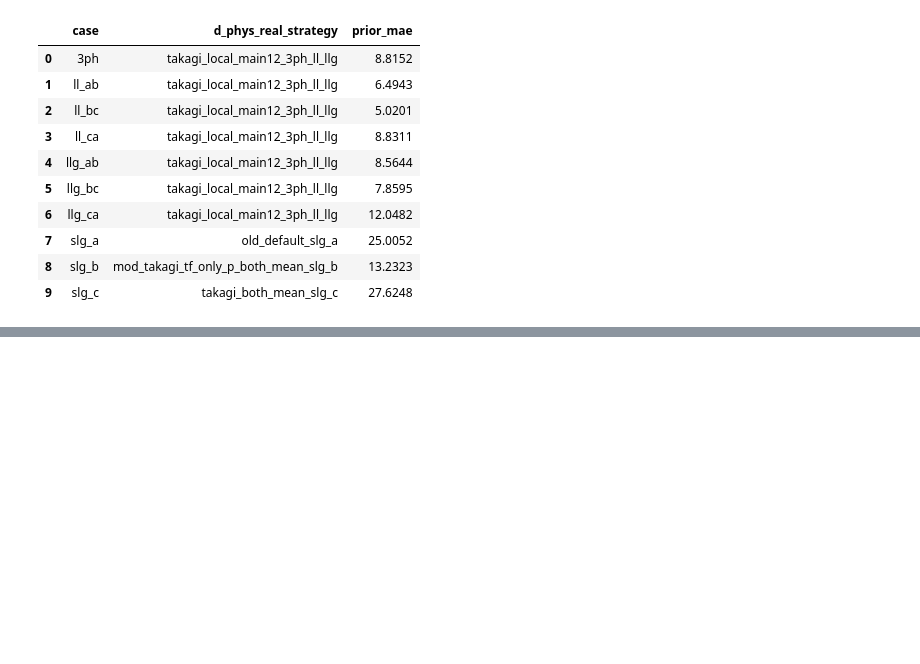
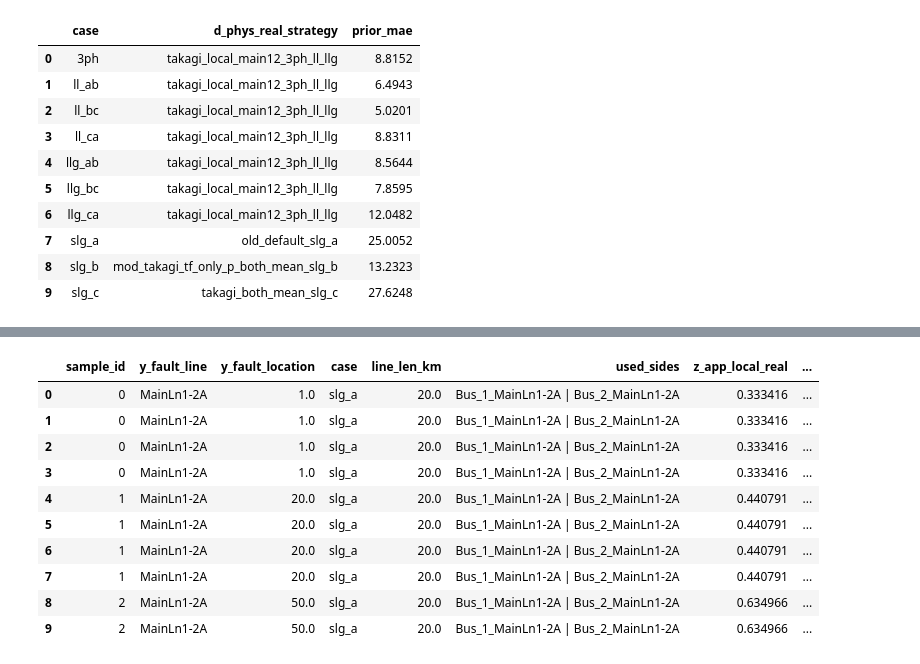
Before and after one commit to sagar-crypto/Masters_thesis_PR_LABS, a Jupyter notebook: EDA.ipynb, the cells around one changed output, grey strips where cells are left out. Saved outputs shown, nothing was run; the diff lists cells and outputs as text; code cells hidden in the pictures; blank space fills up the shorter version.

```diff
--- a/EDA.ipynb
+++ b/EDA.ipynb
@@ -5726,3 +5726,86 @@ Case-wise prior MAE:
 | 7 | slg_a | old_default_slg_a | 25.0052 |
 | 8 | slg_b | mod_takagi_tf_only_p_both_mean_slg_b | 13.2323 |
 | 9 | slg_c | takagi_both_mean_slg_c | 27.6248 |
+# %%
+from pathlib import Path
+import pandas as pd
+
+# -------------------------------------------------------------------
+# Physics operator feature CSV
+# -------------------------------------------------------------------
+csv_path = Path(
+    "/home/vault/iwi5/iwi5305h/"
+    "kol_operator_features_hv_double_line_110kv_line_caseaware_mod_takagi_tf_only_prior_filled.csv"
+)
+
+if not csv_path.exists():
+    raise FileNotFoundError(f"CSV not found:\n{csv_path}")
+
+# Read only a few rows first: fast inspection, no heavy memory usage.
+preview_df = pd.read_csv(csv_path, nrows=10)
+
+print("=" * 100)
+print("CSV PATH")
+print(csv_path)
+
+print("\n" + "=" * 100)
+print(f"NUMBER OF COLUMNS: {len(preview_df.columns)}")
+
+print("\n" + "=" * 100)
+print("ALL COLUMN NAMES")
+for i, col in enumerate(preview_df.columns, start=1):
+    print(f"{i:>3}. {col}")
+
+# -------------------------------------------------------------------
+# Find columns that are likely useful for physics-distance analysis.
+# -------------------------------------------------------------------
+keywords = [
+    "sample",
+    "line",
+    "case",
+    "fault",
+    "location",
+    "target",
+    "prior",
+    "takagi",
+    "distance",
+    "d_",
+    "phys",
+    "error",
+    "local",
+    "remote",
+    "both",
+]
+
+candidate_cols = [
+    col
+    for col in preview_df.columns
+    if any(keyword.lower() in col.lower() for keyword in keywords)
+]
+
+print("\n" + "=" * 100)
+print("POTENTIALLY RELEVANT COLUMNS")
+for col in candidate_cols:
+    print("-", col)
+
+print("\n" + "=" * 100)
+print("FIRST 10 ROWS — RELEVANT COLUMNS ONLY")
+
+available_relevant_cols = [
+    col for col in candidate_cols if col in preview_df.columns
+]
+
+display(preview_df[available_relevant_cols].head(10))
+
+print("\n" + "=" * 100)
+print("MISSING VALUES IN PREVIEW — RELEVANT COLUMNS")
+
+missing_summary = (
+    preview_df[available_relevant_cols]
+    .isna()
+    .sum()
+    .sort_values(ascending=False)
+)
+
+display(missing_summary.to_frame(name="missing_count"))
+# %% [output]
@@ -5728,0 +5829,11 @@ Case-wise prior MAE:
+|  | sample_id | y_fault_line | y_fault_location | case | line_len_km | used_sides | z_app_local_real | ... |
+| 0 | 0 | MainLn1-2A | 1.0 | slg_a | 20.0 | Bus_1_MainLn1-2A | Bus_2_MainLn1-2A | 0.333416 | ... |
+| 1 | 0 | MainLn1-2A | 1.0 | slg_a | 20.0 | Bus_1_MainLn1-2A | Bus_2_MainLn1-2A | 0.333416 | ... |
+| 2 | 0 | MainLn1-2A | 1.0 | slg_a | 20.0 | Bus_1_MainLn1-2A | Bus_2_MainLn1-2A | 0.333416 | ... |
+| 3 | 0 | MainLn1-2A | 1.0 | slg_a | 20.0 | Bus_1_MainLn1-2A | Bus_2_MainLn1-2A | 0.333416 | ... |
+| 4 | 1 | MainLn1-2A | 20.0 | slg_a | 20.0 | Bus_1_MainLn1-2A | Bus_2_MainLn1-2A | 0.440791 | ... |
+| 5 | 1 | MainLn1-2A | 20.0 | slg_a | 20.0 | Bus_1_MainLn1-2A | Bus_2_MainLn1-2A | 0.440791 | ... |
+| 6 | 1 | MainLn1-2A | 20.0 | slg_a | 20.0 | Bus_1_MainLn1-2A | Bus_2_MainLn1-2A | 0.440791 | ... |
+| 7 | 1 | MainLn1-2A | 20.0 | slg_a | 20.0 | Bus_1_MainLn1-2A | Bus_2_MainLn1-2A | 0.440791 | ... |
+| 8 | 2 | MainLn1-2A | 50.0 | slg_a | 20.0 | Bus_1_MainLn1-2A | Bus_2_MainLn1-2A | 0.634966 | ... |
+| 9 | 2 | MainLn1-2A | 50.0 | slg_a | 20.0 | Bus_1_MainLn1-2A | Bus_2_MainLn1-2A | 0.634966 | ... |
```
Also changed, not shown: parts of 10 cells of this notebook, 9 other files.
